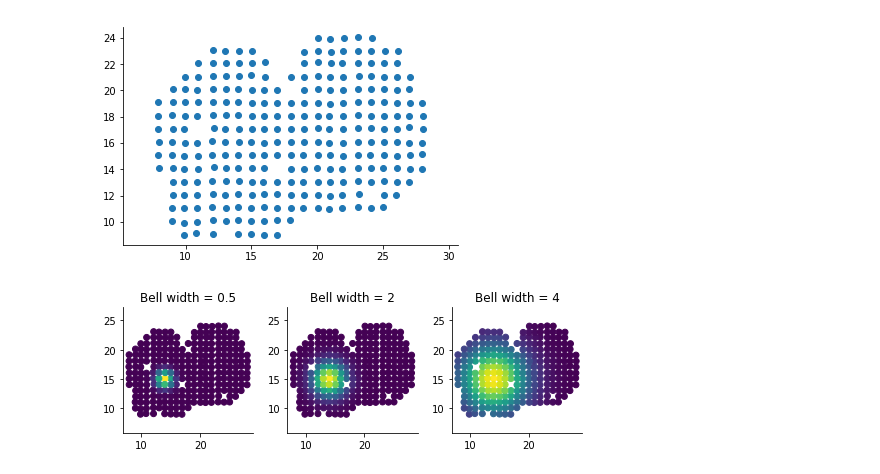
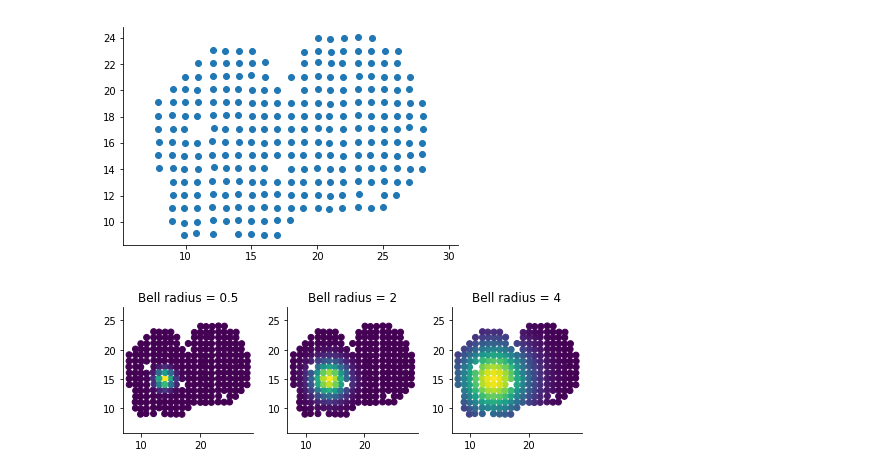
Before and after one commit to Teichlab/SpatialDE, a Jupyter notebook: Analysis/Theory/Simulation from basis function.ipynb, the cells around one changed output. Drawn from its saved outputs; the diff is of its cells as text; code cells hidden in the pictures.

```diff
--- a/Analysis/Theory/Simulation from basis function.ipynb
+++ b/Analysis/Theory/Simulation from basis function.ipynb
@@ -35,37 +35,37 @@ def rbf_kernel_pred(X1, X2, l):
 # %%
 figsize(7, 2.5)
 
 plt.subplot(1, 3, 1)
 
 h = rbf_kernel_pred(peak, X, 1).T
 
 plt.axis('equal')
-plt.scatter(X.x, X.y, c=h);
+plt.scatter(X.x, X.y, c=h[:, 0]);
 
-plt.title('Bell width = 0.5')
+plt.title('Bell radius = 0.5')
 
 plt.subplot(1, 3, 2)
 
 h = rbf_kernel_pred(peak, X, 2).T
 
 plt.axis('equal')
-plt.scatter(X.x, X.y, c=h);
+plt.scatter(X.x, X.y, c=h[:,0]);
 
-plt.title('Bell width = 2')
+plt.title('Bell radius = 2')
 
 plt.subplot(1, 3, 3)
 
 h = rbf_kernel_pred(peak, X, 4).T
 
 plt.axis('equal')
-plt.scatter(X.x, X.y, c=h);
+plt.scatter(X.x, X.y, c=h[:,0]);
 
-plt.title('Bell width = 4');
+plt.title('Bell radius = 4');
 
 plt.tight_layout()
 plt.savefig('basis_function_examples.pdf', bbox_inches='tight')
 # %% [output]
-[figure, old version]
+[figure, new version]
 # %%
 import SpatialDE
 from scipy import stats
```
Also changed, not shown: parts of 4 cells of this notebook, 3 other files.
